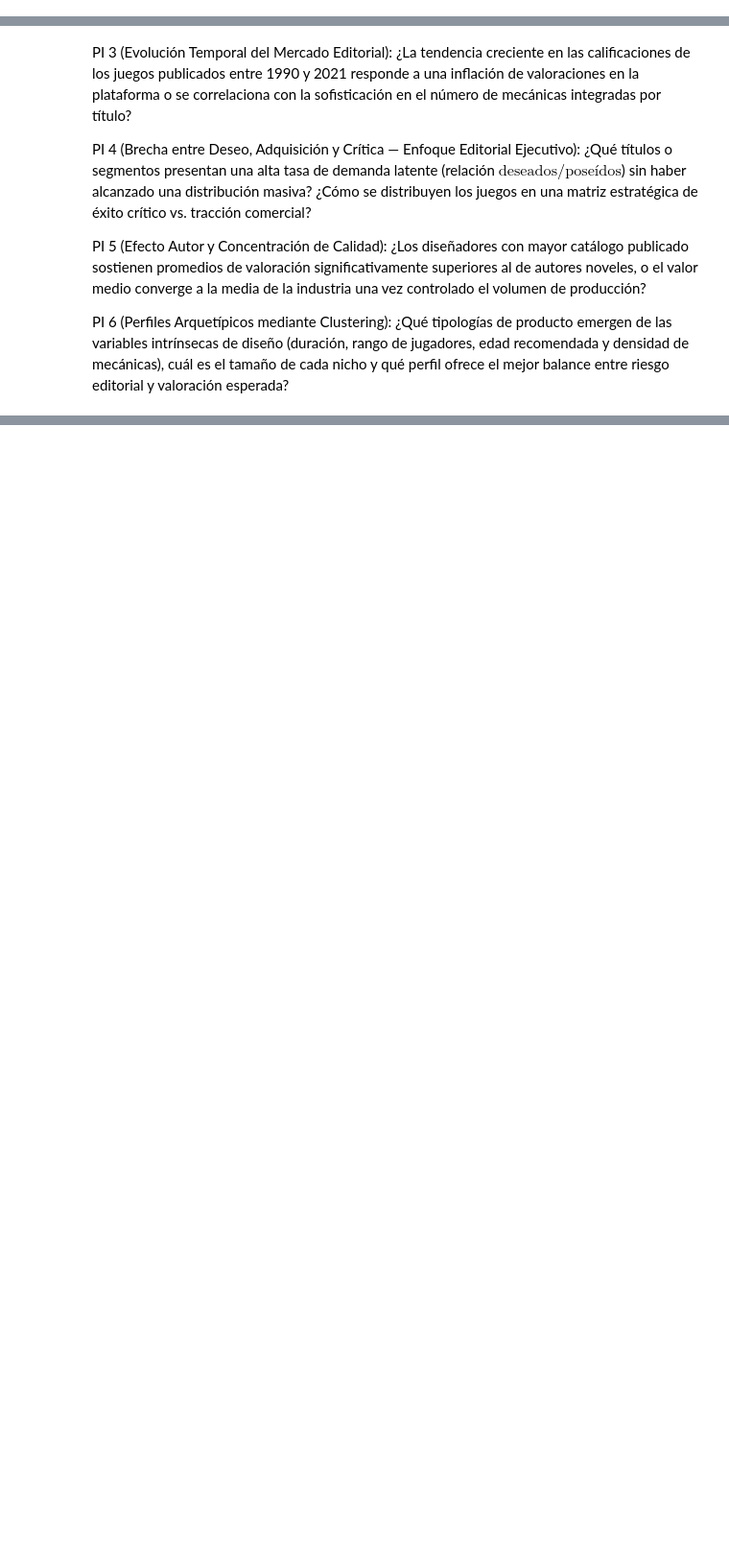
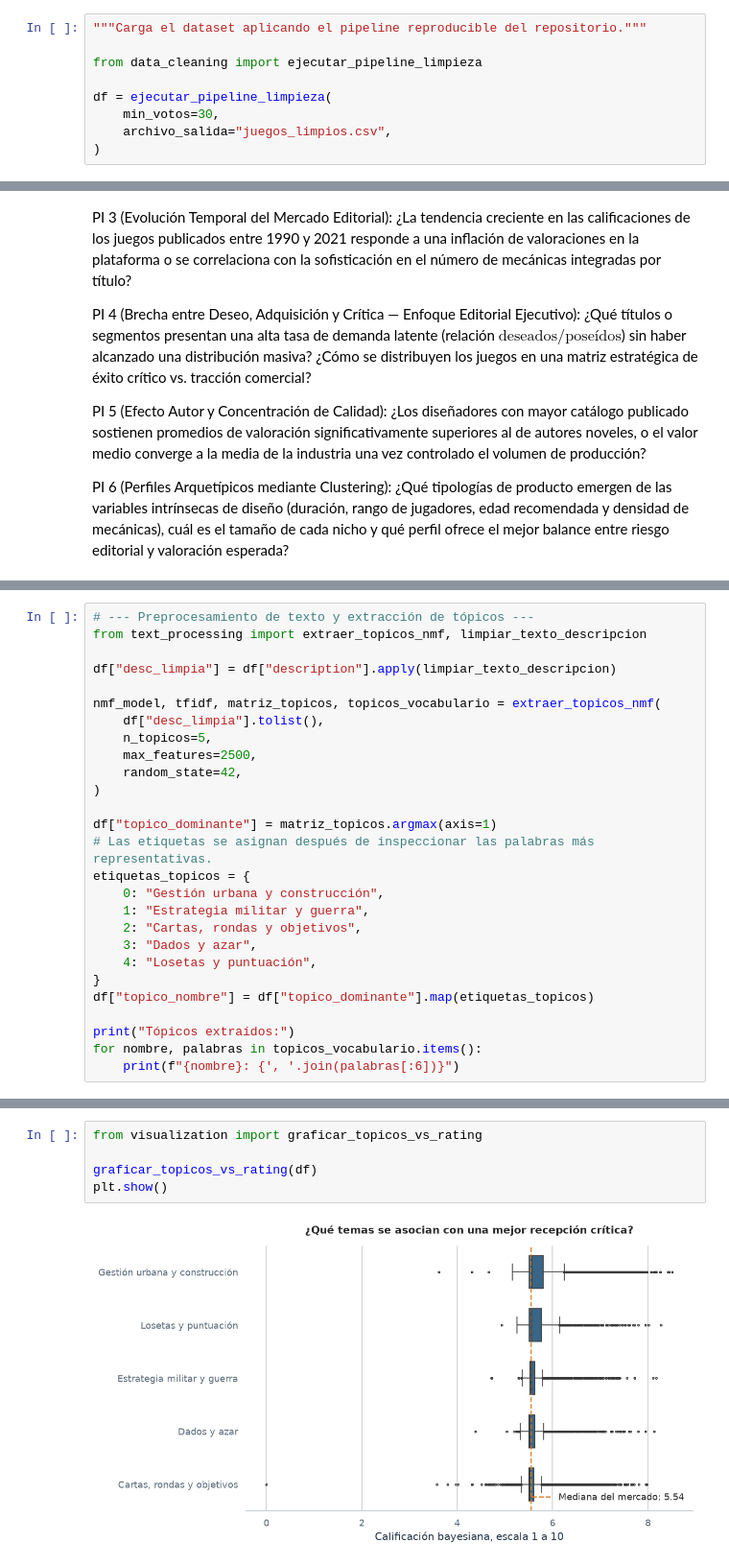
Before and after one commit to ArielMartinez3/Board-games-market-intelligence, a Jupyter notebook: Trabajo_Practico_Integrador_Ariel_Martinez.ipynb, the cells around one changed output, grey strips where cells are left out. Shown at 96% size. Cells and saved outputs as stored; diff of their text form; blank space fills up the shorter version.

```diff
--- a/Trabajo_Practico_Integrador_Ariel_Martinez.ipynb
+++ b/Trabajo_Practico_Integrador_Ariel_Martinez.ipynb
@@ -320,0 +45,9 @@ def extraer_topicos_nmf(
+# %%
+"""Carga el dataset aplicando el pipeline reproducible del repositorio."""
+
+from data_cleaning import ejecutar_pipeline_limpieza
+
+df = ejecutar_pipeline_limpieza(
+    min_votos=30,
+    archivo_salida="juegos_limpios.csv",
+)
@@ -644,0 +90,27 @@ plt.show()
+# %%
+# --- Preprocesamiento de texto y extracción de tópicos ---
+from text_processing import extraer_topicos_nmf, limpiar_texto_descripcion
+
+df["desc_limpia"] = df["description"].apply(limpiar_texto_descripcion)
+
+nmf_model, tfidf, matriz_topicos, topicos_vocabulario = extraer_topicos_nmf(
+    df["desc_limpia"].tolist(),
+    n_topicos=5,
+    max_features=2500,
+    random_state=42,
+)
+
+df["topico_dominante"] = matriz_topicos.argmax(axis=1)
+# Las etiquetas se asignan después de inspeccionar las palabras más representativas.
+etiquetas_topicos = {
+    0: "Gestión urbana y construcción",
+    1: "Estrategia militar y guerra",
+    2: "Cartas, rondas y objetivos",
+    3: "Dados y azar",
+    4: "Losetas y puntuación",
+}
+df["topico_nombre"] = df["topico_dominante"].map(etiquetas_topicos)
+
+print("Tópicos extraídos:")
+for nombre, palabras in topicos_vocabulario.items():
+    print(f"{nombre}: {', '.join(palabras[:6])}")
@@ -644,0 +124,7 @@ plt.show()
+# %%
+from visualization import graficar_topicos_vs_rating
+
+graficar_topicos_vs_rating(df)
+plt.show()
+# %% [output]
+[figure, added]
```
Also changed, not shown: parts of 19 cells of this notebook, 14 other files.
